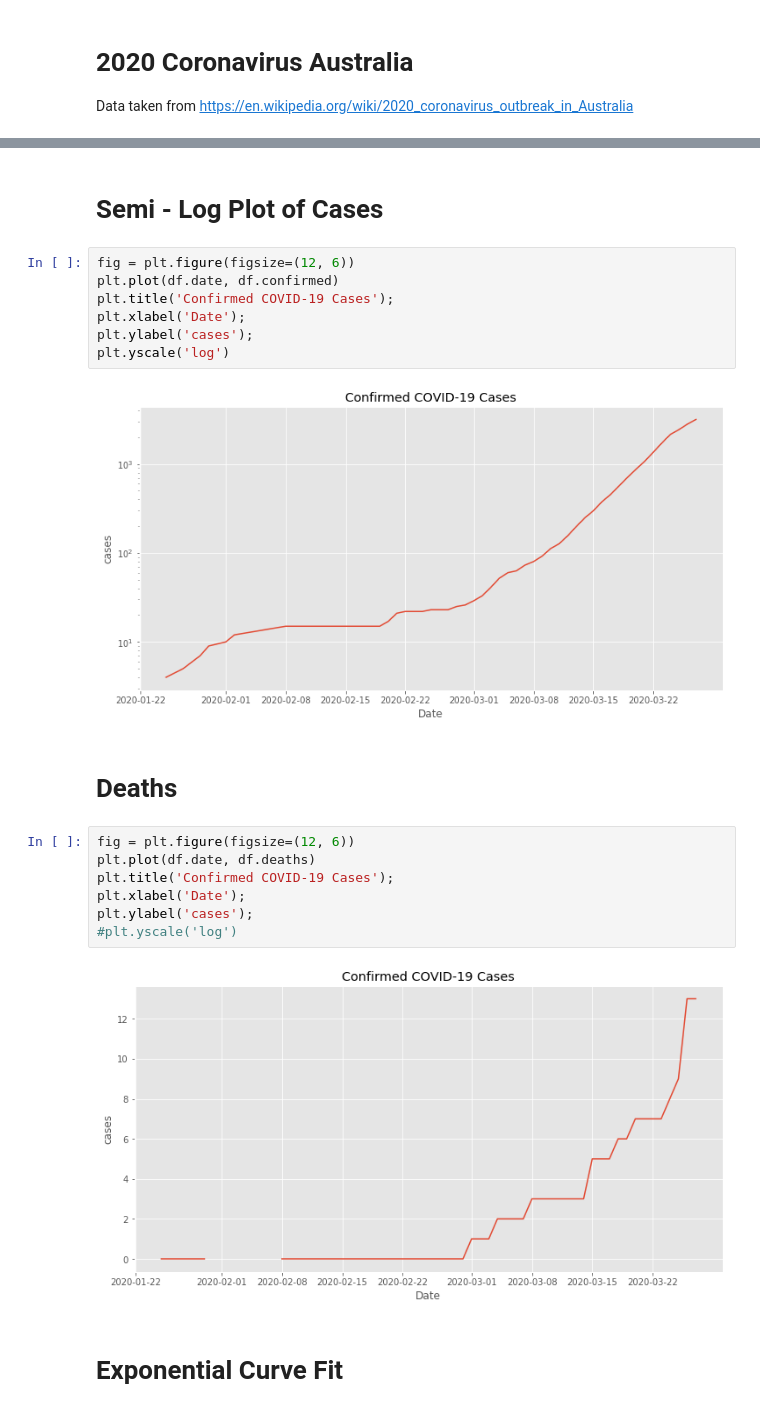
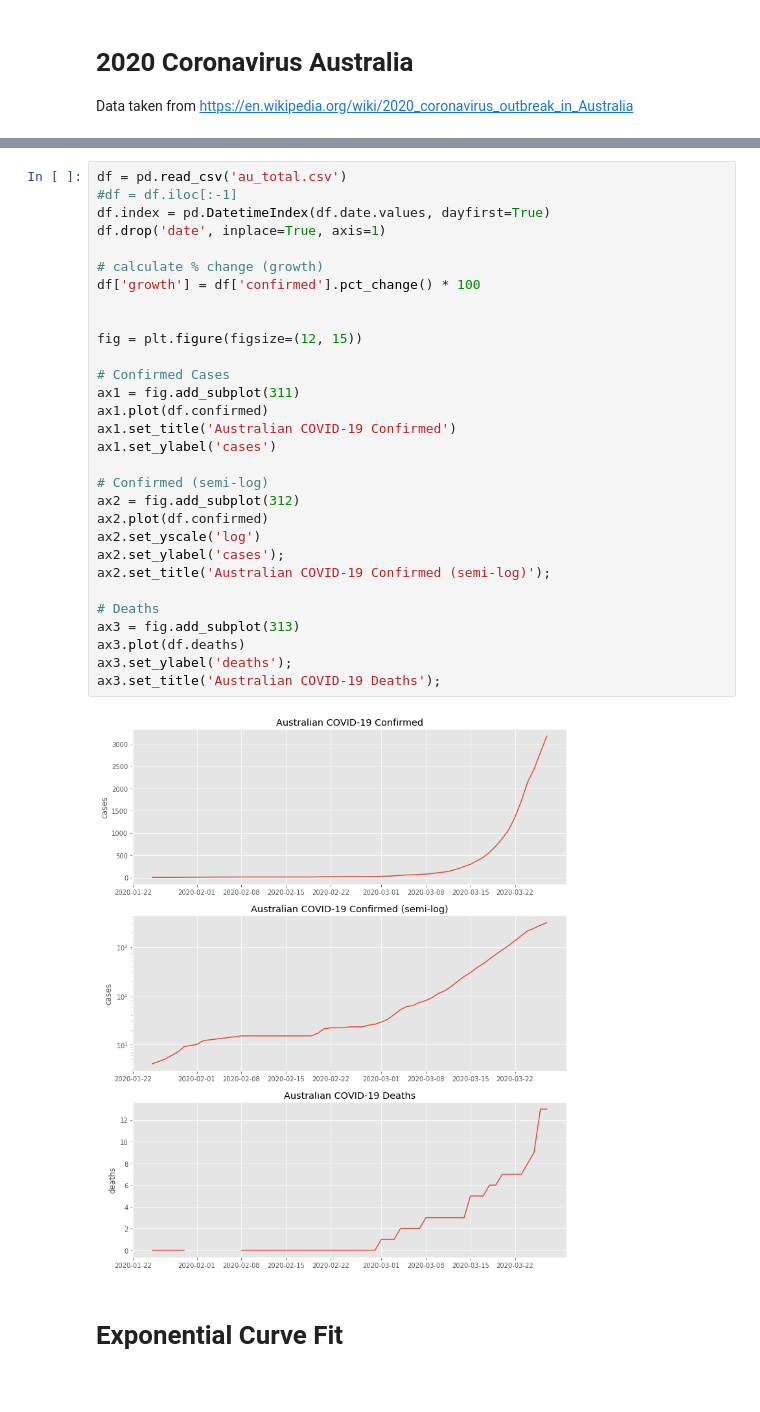
Before and after one commit to sumedho/covid19_australia, a Jupyter notebook: covid analysis.ipynb, the cells around one changed output, grey strips where cells are left out. Drawn from its saved outputs; the diff is of its cells as text.

```diff
--- a/covid analysis.ipynb
+++ b/covid analysis.ipynb
@@ -32,25 +14,35 @@ plt.ylabel('cases');
-# %% [markdown]
-# Semi - Log Plot of Cases
-# %%
-fig = plt.figure(figsize=(12, 6))
-plt.plot(df.date, df.confirmed)
-plt.title('Confirmed COVID-19 Cases');
-plt.xlabel('Date');
-plt.ylabel('cases');
-plt.yscale('log')
-# %% [output]
-[figure, removed]
-# %% [markdown]
-# Deaths
-# %%
-fig = plt.figure(figsize=(12, 6))
-plt.plot(df.date, df.deaths)
-plt.title('Confirmed COVID-19 Cases');
-plt.xlabel('Date');
-plt.ylabel('cases');
-#plt.yscale('log')
-# %% [output]
-[figure, removed]
+# %%
+df = pd.read_csv('au_total.csv')
+#df = df.iloc[:-1]
+df.index = pd.DatetimeIndex(df.date.values, dayfirst=True)
+df.drop('date', inplace=True, axis=1)
+
+# calculate % change (growth)
+df['growth'] = df['confirmed'].pct_change() * 100
+
+
+fig = plt.figure(figsize=(12, 15))
+
+# Confirmed Cases
+ax1 = fig.add_subplot(311)
+ax1.plot(df.confirmed)
+ax1.set_title('Australian COVID-19 Confirmed')
+ax1.set_ylabel('cases')
+
+# Confirmed (semi-log)
+ax2 = fig.add_subplot(312)
+ax2.plot(df.confirmed)
+ax2.set_yscale('log')
+ax2.set_ylabel('cases');
+ax2.set_title('Australian COVID-19 Confirmed (semi-log)');
+
+# Deaths
+ax3 = fig.add_subplot(313)
+ax3.plot(df.deaths)
+ax3.set_ylabel('deaths');
+ax3.set_title('Australian COVID-19 Deaths');
+# %% [output]
+[figure, added]
 # %% [markdown]
 # Exponential Curve Fit
 # %%
```
Also changed, not shown: parts of 7 cells of this notebook, 1 other file.
